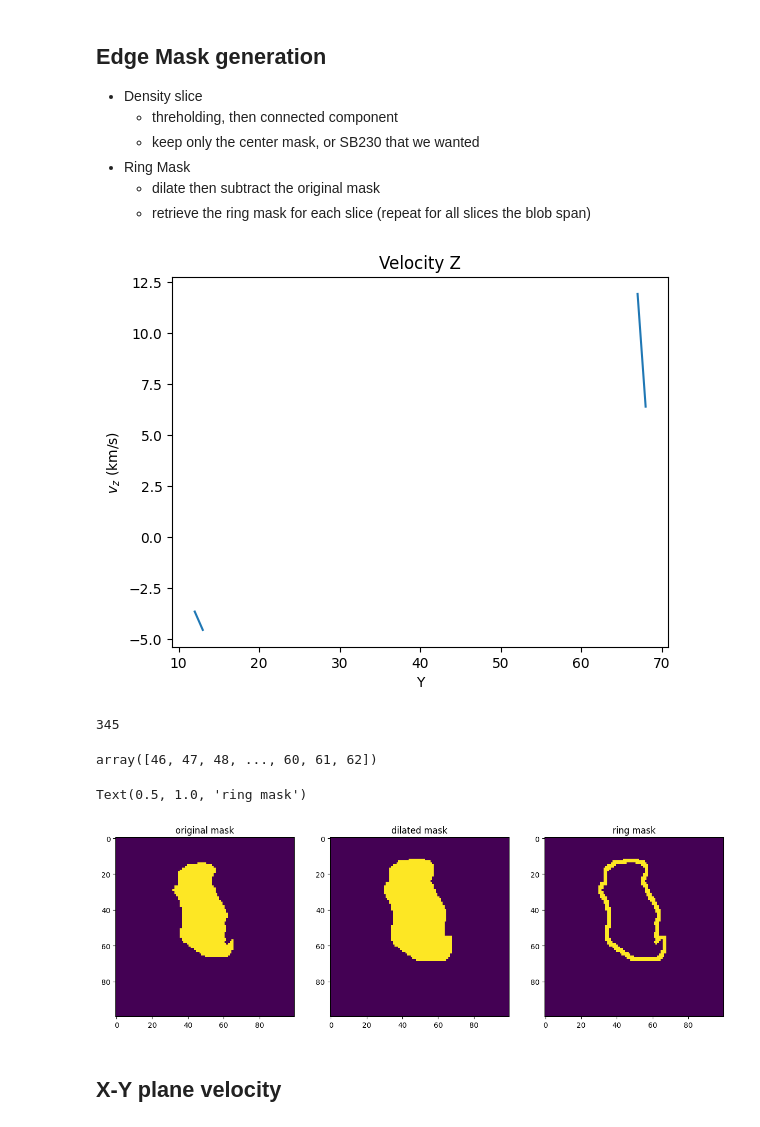
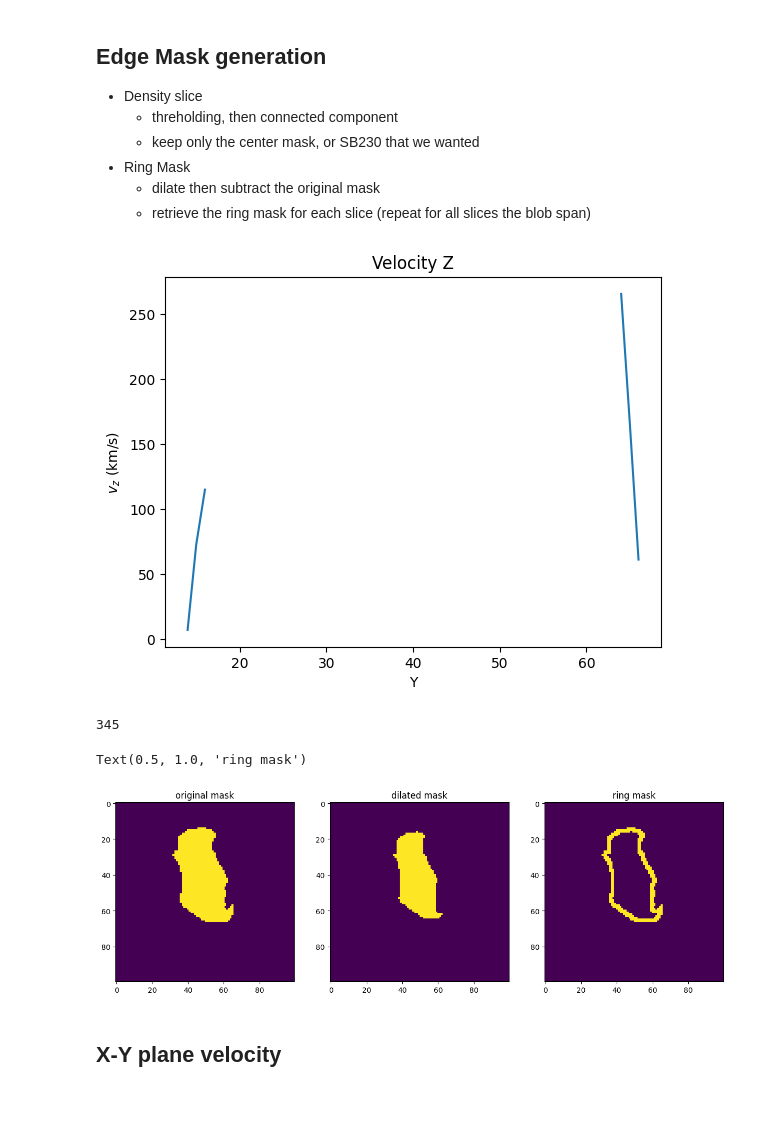
Before and after one commit to Joycelyn-Chen/AstroSegTrack, a Jupyter notebook: analysis/SB230/shockwave_vel.ipynb, the cells around one changed output. Saved outputs shown, nothing was run; the diff lists cells and outputs as text; code cells hidden in the pictures.

```diff
--- a/analysis/SB230/shockwave_vel.ipynb
+++ b/analysis/SB230/shockwave_vel.ipynb
@@ -187,57 +187,63 @@ for current_z in range(upper_b - lower_b):
             # If yes, fill the target_mask with this component
             binary_mask = labels == i
 
             # Save the target mask
             mask[:, :, current_z] = binary_mask
             target_mask = np.where(labels == i, 255, 0).astype('uint8')
 
             break
 
 
     # dilate the binary mask for 3 pixels
     kernel = np.ones((5, 5), np.uint8)
-    dilated_mask = cv2.dilate(target_mask, kernel, iterations=1)
+    dilated_mask = cv2.erode(target_mask, kernel, iterations=1)
     dilated_stack[:, :, current_z] = dilated_mask
 
     # subtract the dilated mask with the original binary mask to retrieve the boundary edge for the sphere
 boundary_edge = np.logical_xor(mask, dilated_stack).astype(float)
 
 # cast the ring of mask over velz and dens array, plot out the velocity profile, with integrated density as a function of velz
 velz_roi = np.where(boundary_edge, new_velz[:, :, lower_b:upper_b], np.nan)
 dens_roi = np.where(boundary_edge, new_dens[:, :, lower_b:upper_b], np.nan)
 
 plt.plot(velz_roi[:, center_y, current_z].T)
 
 
 plt.title('Velocity Z')
 plt.xlabel('Y')
 plt.ylabel('$v_z$ (km/s)')
 # plt.savefig(f'../expanding_velocity/{time_Myr}/LOS_velz_y_{center_x}.png')
 plt.show()
 # %% [output]
-[figure, old version]
+[figure, new version]
 # %%
-ringed_mask = {'coord': [],'velz': [], 'dens': []}
+# organized the ring mask coordinates into dictionary, once slice per record
+
+ringed_stack = {}
 
 for z in range(upper_b - lower_b):
+    ringed_mask = {'coord_x': [], 'coord_y': [],'velz': [], 'dens': []}
     binary_mask = mask[:, :, z]
-    coords = np.column_stack(np.where(binary_mask == 1))
+    coords = np.where(binary_mask == 1)
+    # coords = np.column_stack(np.where(binary_mask == 1))
 
-    velz_values = new_velz[coords[:, 0], coords[:, 1], z + lower_b]
-    dens_values = new_dens[coords[:, 0], coords[:, 1], z + lower_b]
+    velz_values = new_velz[coords[0], coords[1], z + lower_b]
+    dens_values = new_dens[coords[0], coords[1], z + lower_b]
 
-    print(coords[:, 0].size)
-    break
-    # ringed_mask['coord'].extend(coords.tolist())
-    # ringed_mask['velz'].extend(velz_values.tolist())
-    # ringed_mask['dens'].extend(dens_values.tolist())
+    # print(coords[0].size)
+
+
+    ringed_mask['coord_x'].extend(coords[0].tolist())
+    ringed_mask['coord_y'].extend(coords[1].tolist())
+
+    ringed_mask['velz'].extend(velz_values.tolist())
+    ringed_mask['dens'].extend(dens_values.tolist())
+
+    ringed_stack[z] = ringed_mask
-# %% [output]
-345
-# %%
-arr = np.where(binary_mask == 1)
-arr[1]
-# %% [output]
-array([46, 47, 48, ..., 60, 61, 62])
+# %%
+len(ringed_stack[0]['coord_x'])
+# %% [output]
+345
 # %%
 f = plt.figure(figsize=(15, 5))
 ax = f.add_subplot(131)
@@ -252,7 +258,7 @@ ax3.imshow(boundary_edge[:, :, -1])
 ax3.set_title("ring mask")
 # %% [output]
 Text(0.5, 1.0, 'ring mask')
-[figure, old version]
+[figure, new version]
 # %% [markdown]
 ## X-Y plane velocity
 # %%
```
Also changed, not shown: parts of 2 cells of this notebook.
